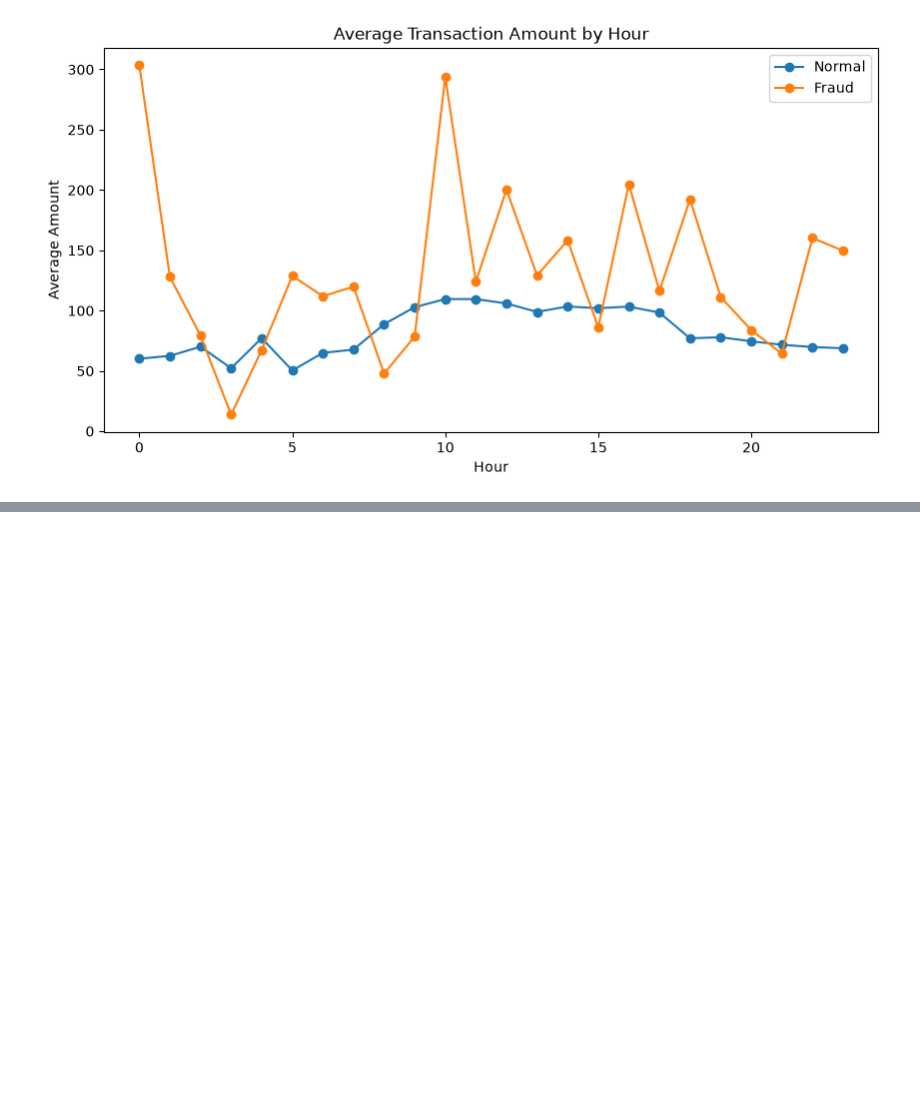
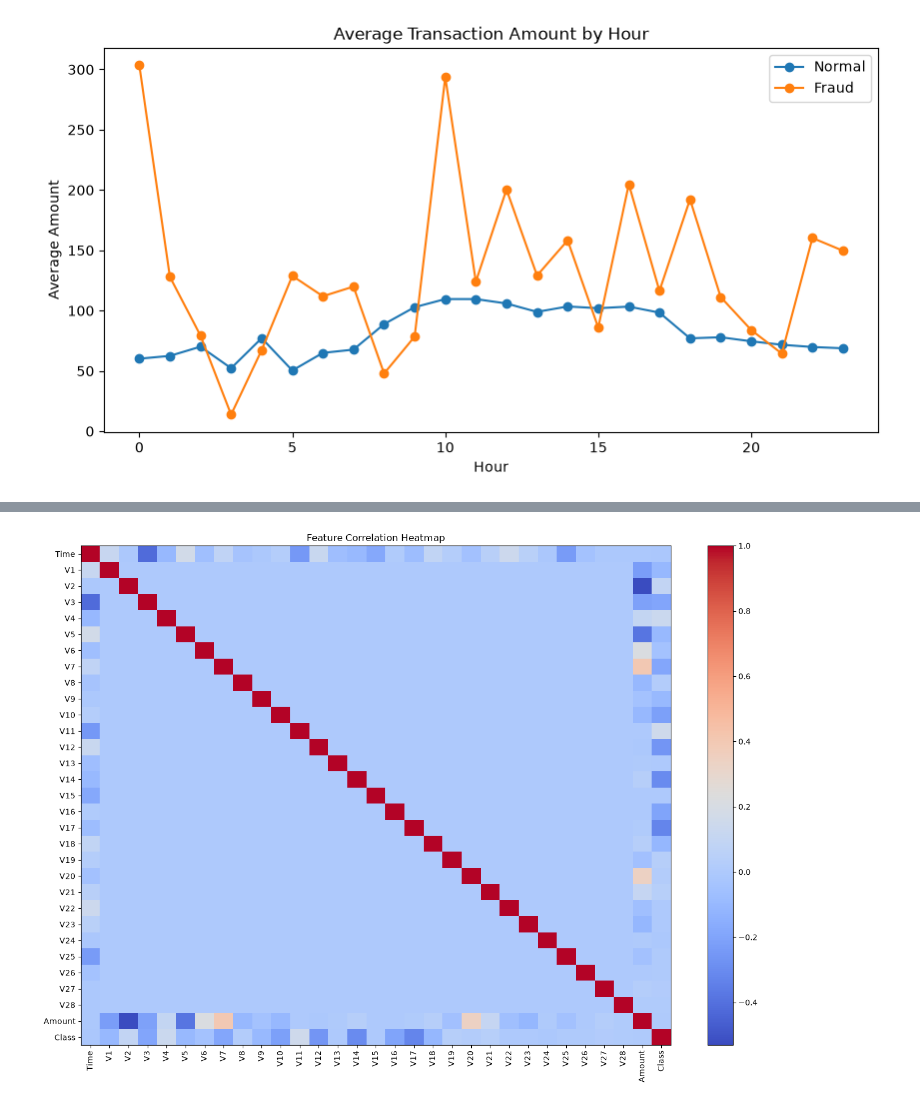
Before and after one commit to 9009594/real-time-financial-fraud-detection, a Jupyter notebook: notebooks/01_data_understanding.ipynb, the cells around one changed output, grey strips where cells are left out. Cells and saved outputs as stored; diff of their text form; code cells hidden in the pictures; blank space fills up the shorter version.

Commit message:
Add feature correlation analysis

```diff
--- a/notebooks/01_data_understanding.ipynb
+++ b/notebooks/01_data_understanding.ipynb
@@ -514,0 +524,9 @@ plt.show()
+# %%
+import pandas as pd
+
+DATA_PATH = "../data/raw/creditcard.csv/creditcard.csv"
+
+df = pd.read_csv(DATA_PATH)
+
+print("Dataset loaded successfully!")
+print("Shape:", df.shape)
@@ -514,0 +561,27 @@ plt.show()
+# %%
+import matplotlib.pyplot as plt
+
+correlation_matrix = df.corr(numeric_only=True)
+
+plt.figure(figsize=(14, 10))
+
+plt.imshow(correlation_matrix, cmap="coolwarm", aspect="auto")
+plt.colorbar()
+
+plt.xticks(
+    range(len(correlation_matrix.columns)),
+    correlation_matrix.columns,
+    rotation=90
+)
+
+plt.yticks(
+    range(len(correlation_matrix.columns)),
+    correlation_matrix.columns
+)
+
+plt.title("Feature Correlation Heatmap")
+
+plt.tight_layout()
+plt.show()
+# %% [output]
+[figure, added]
```
Also changed, not shown: parts of 3 cells of this notebook.
